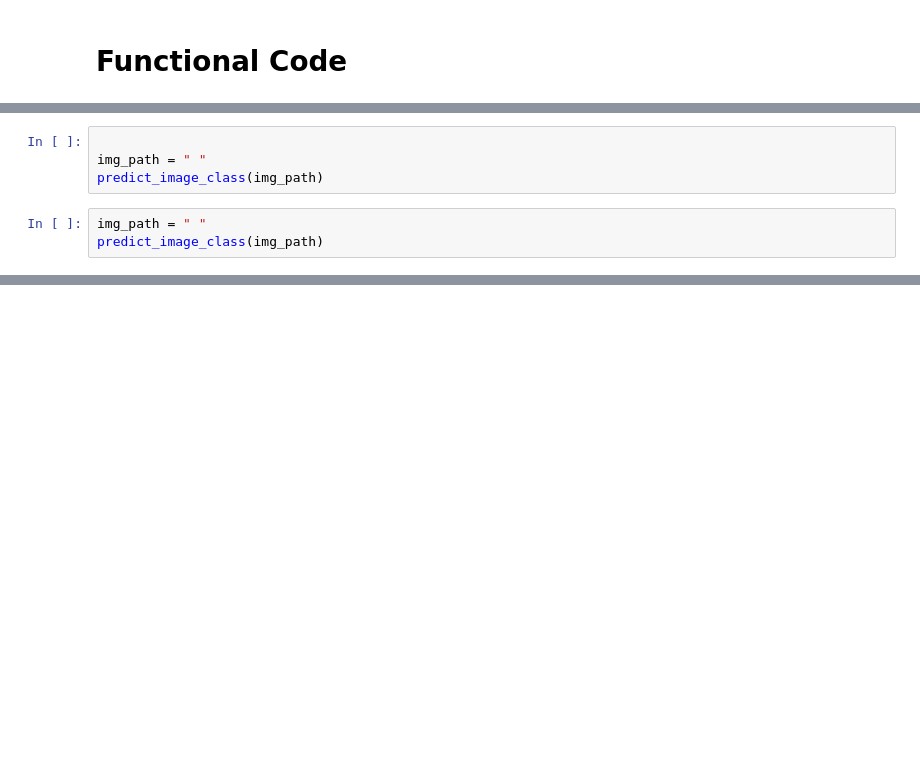
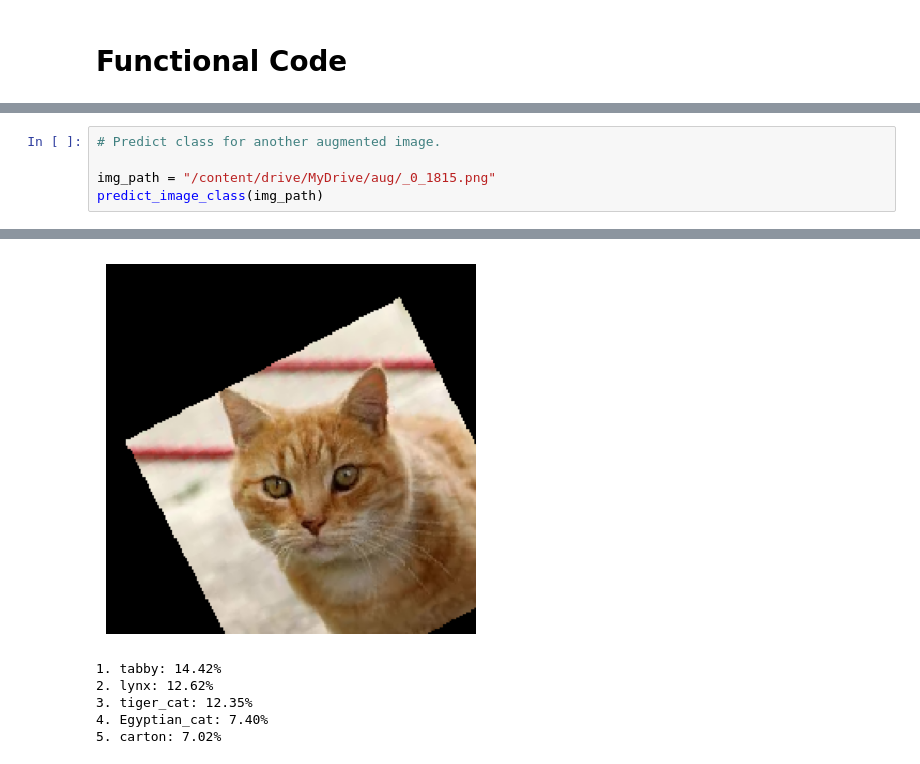
Before and after one commit to Saifullah785/Computer_Vision_Projects, a Jupyter notebook: Project_01_Image_Classification_with_MobileNetV2/Project_01_Image_Classification_with_MobileNetV2.ipynb, the cells around one changed output, grey strips where cells are left out. Cells and saved outputs as stored; diff of their text form; blank space fills up the shorter version.

```diff
--- a/Project_01_Image_Classification_with_MobileNetV2/Project_01_Image_Classification_with_MobileNetV2.ipynb
+++ b/Project_01_Image_Classification_with_MobileNetV2/Project_01_Image_Classification_with_MobileNetV2.ipynb
@@ -48,7 +70,6 @@ predict_image_class(img_path)
-# %%
-
-img_path = " "
-predict_image_class(img_path)
-# %%
-img_path = " "
-predict_image_class(img_path)
+# %%
+# Predict class for another augmented image.
+
+img_path = "/content/drive/MyDrive/aug/_0_1815.png"
+predict_image_class(img_path)
+# %% [output]
@@ -54,0 +77,6 @@ predict_image_class(img_path)
+[figure, added]
+1. tabby: 14.42%
+2. lynx: 12.62%
+3. tiger_cat: 12.35%
+4. Egyptian_cat: 7.40%
+5. carton: 7.02%
```
Also changed, not shown: parts of 7 cells of this notebook.
